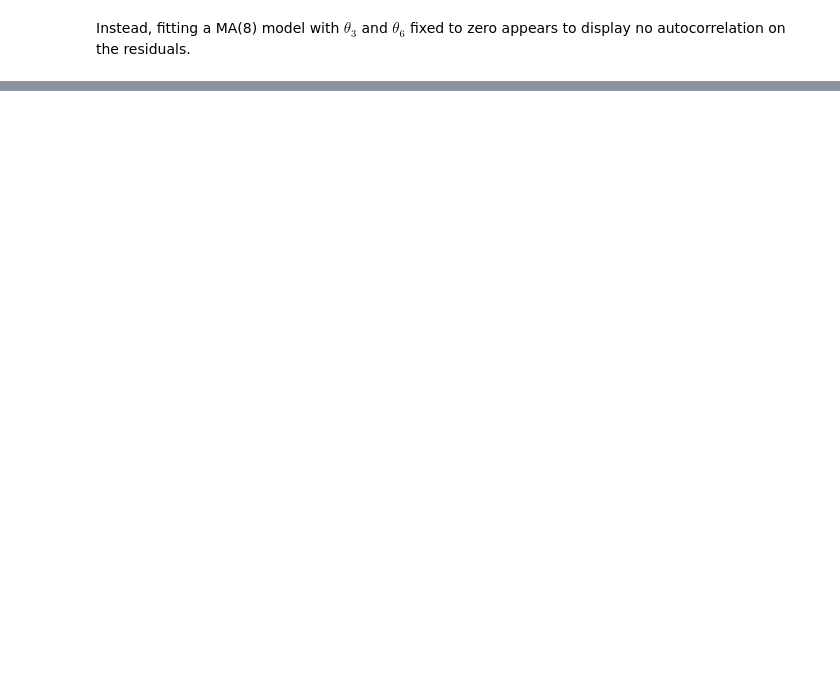
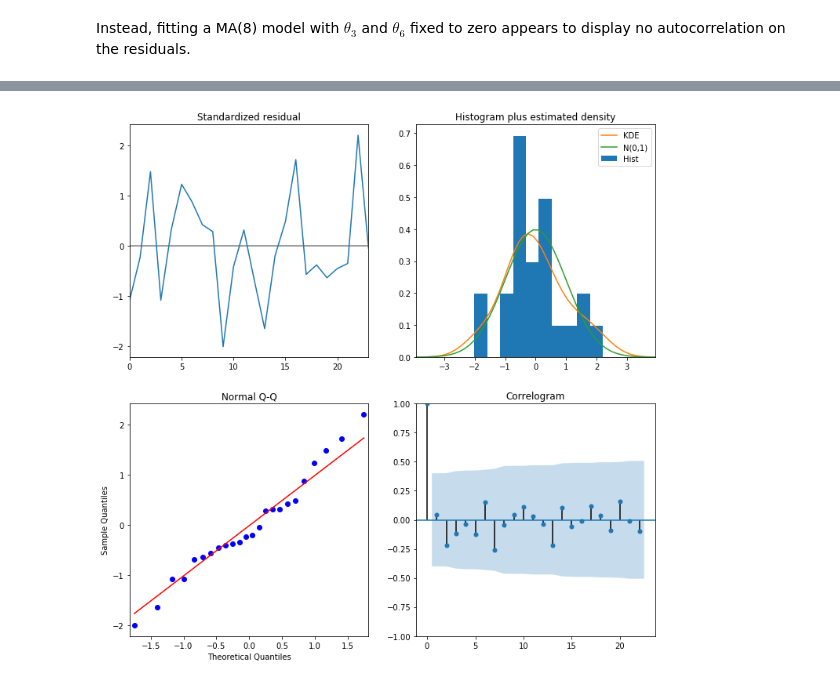
Before and after one commit to telmo-correa/time-series-analysis, a Jupyter notebook: Python/Chapter 11 (Ex 11 - 20) - Time Series Regression Models.ipynb, the cells around one changed output, grey strips where cells are left out. Saved outputs shown, nothing was run; the diff lists cells and outputs as text; code cells hidden in the pictures; blank space fills up the shorter version.

```diff
--- a/Python/Chapter 11 (Ex 11 - 20) - Time Series Regression Models.ipynb
+++ b/Python/Chapter 11 (Ex 11 - 20) - Time Series Regression Models.ipynb
@@ -822,0 +895,3 @@ Instead, fitting a MA(8) model with $\theta_3$ and $\theta_6$ fixed to zero appe
+# %%
+model = ARIMA(data['units'], order=(2, 0, 0), exog=data['t']).fit()
+print(model.summary())
@@ -822,0 +916,5 @@ Instead, fitting a MA(8) model with $\theta_3$ and $\theta_6$ fixed to zero appe
+# %%
+model.plot_diagnostics(figsize=(12, 12), lags=22)
+plt.show()
+# %% [output]
+[figure, added]
```
Also changed, not shown: parts of 42 cells of this notebook, 2 other files.
